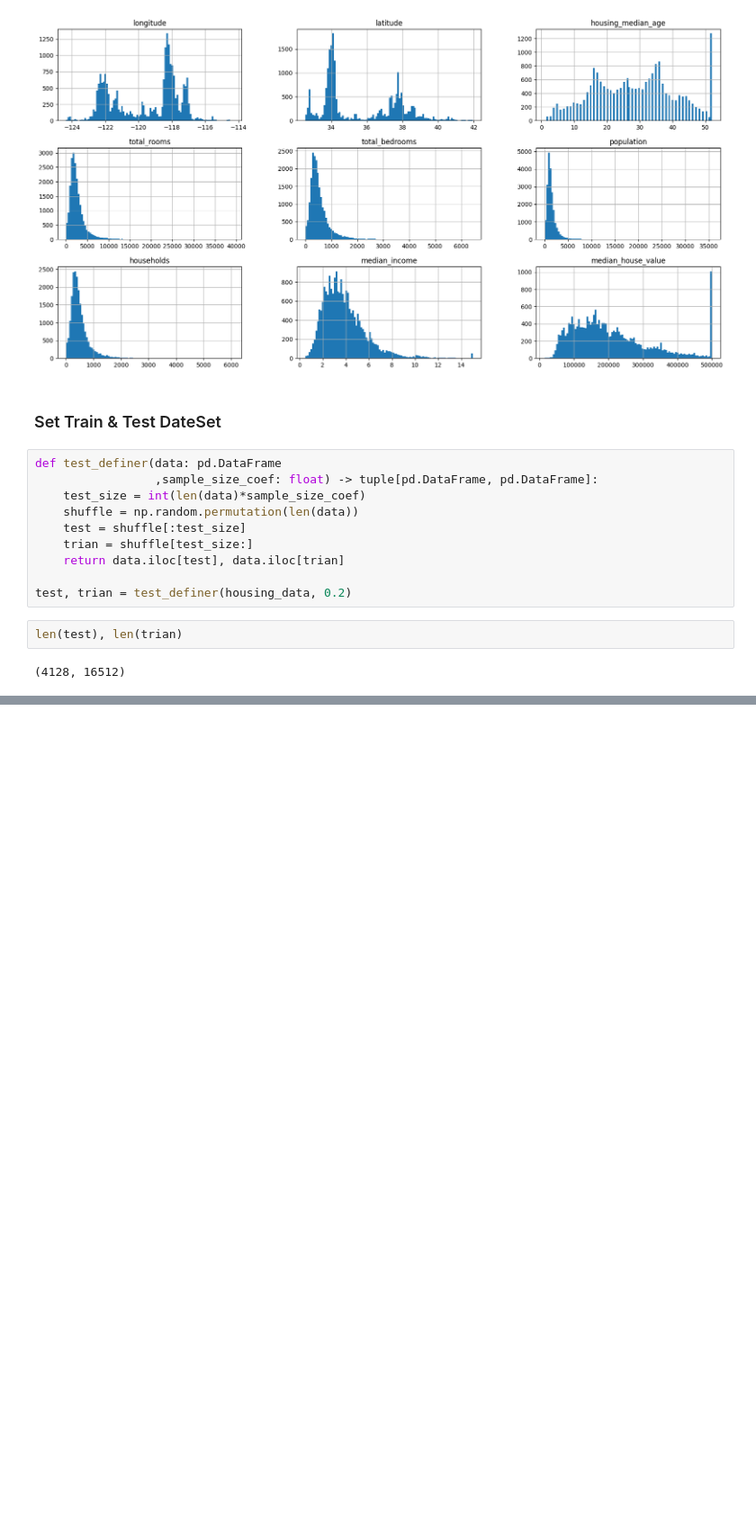
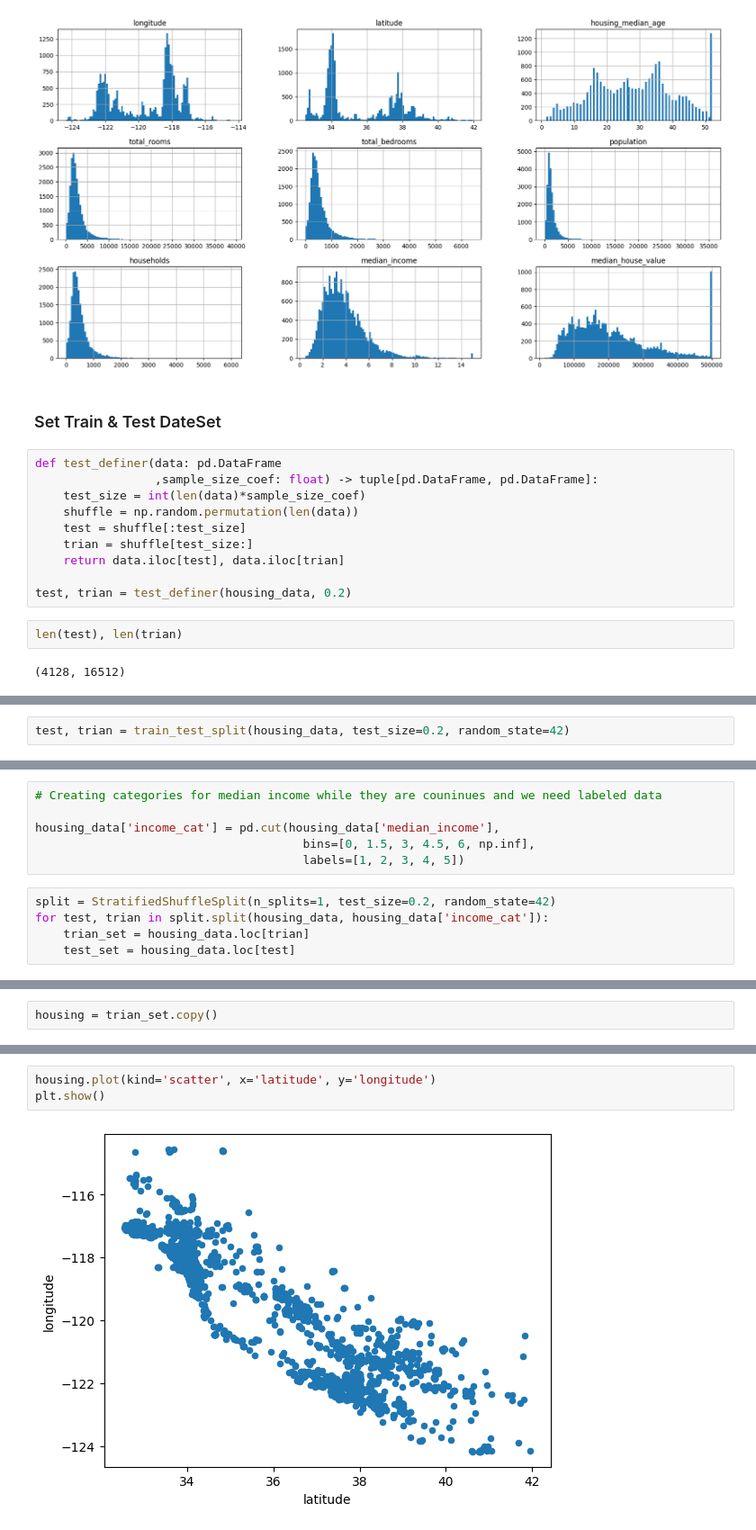
Before and after one commit to shiranipay/ML, a Jupyter notebook: House Pricing Model/main.ipynb, the cells around one changed output, grey strips where cells are left out. Shown at 90% size. Saved outputs shown, nothing was run; the diff lists cells and outputs as text; blank space fills up the shorter version.

```diff
--- a/House Pricing Model/main.ipynb
+++ b/House Pricing Model/main.ipynb
@@ -156,0 +139,2 @@ len(test), len(trian)
+# %%
+test, trian = train_test_split(housing_data, test_size=0.2, random_state=42)
@@ -156,0 +143,11 @@ len(test), len(trian)
+# %%
+# Creating categories for median income while they are couninues and we need labeled data
+
+housing_data['income_cat'] = pd.cut(housing_data['median_income'],
+                                      bins=[0, 1.5, 3, 4.5, 6, np.inf],
+                                      labels=[1, 2, 3, 4, 5])
+# %%
+split = StratifiedShuffleSplit(n_splits=1, test_size=0.2, random_state=42)
+for test, trian in split.split(housing_data, housing_data['income_cat']):
+    trian_set = housing_data.loc[trian]
+    test_set = housing_data.loc[test]
@@ -156,0 +160,2 @@ len(test), len(trian)
+# %%
+housing = trian_set.copy()
@@ -156,0 +171,5 @@ len(test), len(trian)
+# %%
+housing.plot(kind='scatter', x='latitude', y='longitude')
+plt.show()
+# %% [output]
+[figure, added]
```
Also changed, not shown: parts of 7 cells of this notebook.
